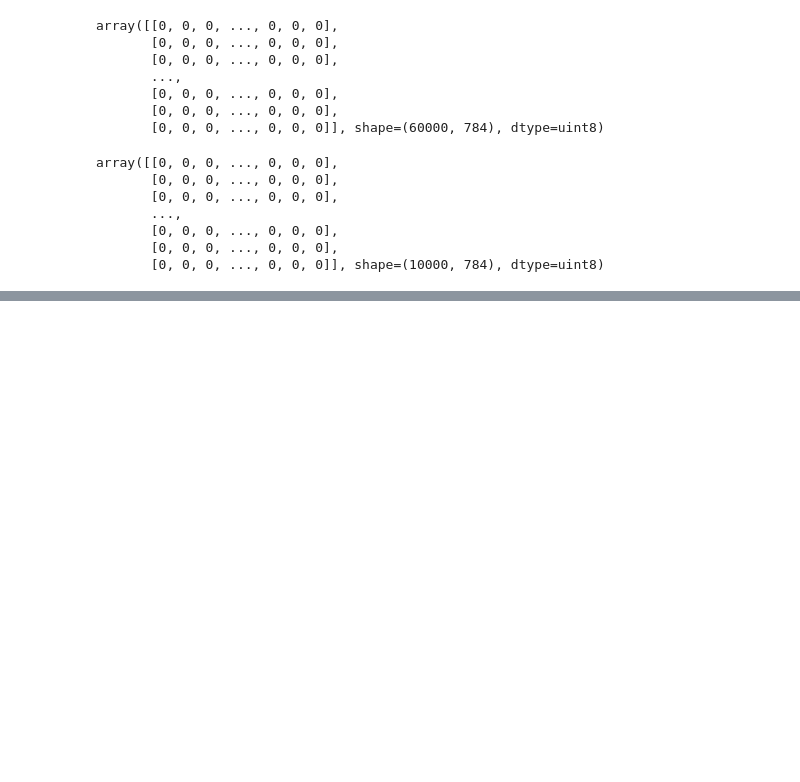
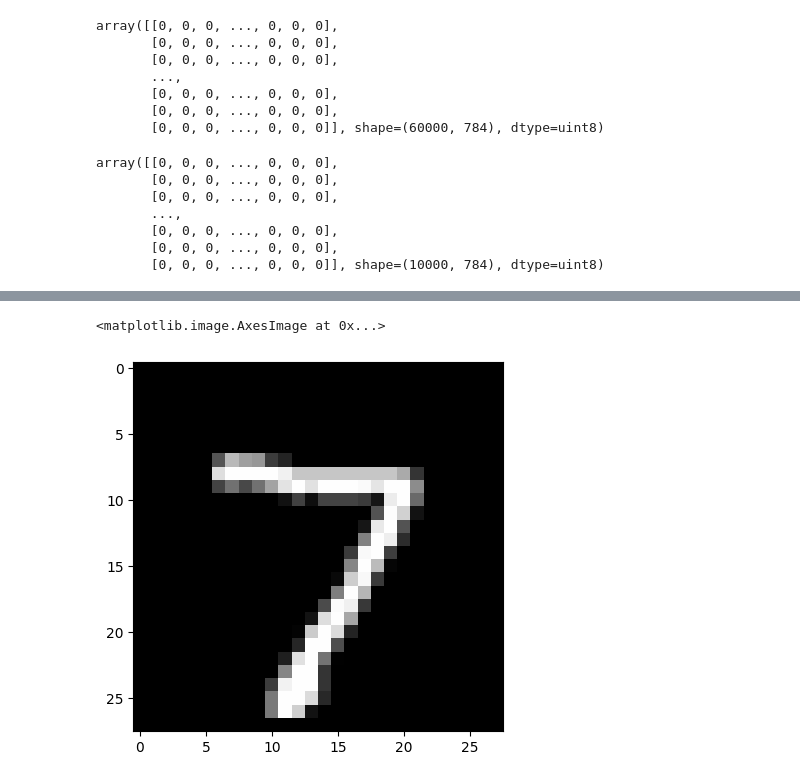
Before and after one commit to cmd-cosmos/ml-algorithms, a Jupyter notebook: Feature-Engineering/neural-net.ipynb, the cells around one changed output, grey strips where cells are left out. Cells and saved outputs as stored; diff of their text form; code cells hidden in the pictures; blank space fills up the shorter version.

```diff
--- a/Feature-Engineering/neural-net.ipynb
+++ b/Feature-Engineering/neural-net.ipynb
@@ -141,0 +203,5 @@ X_test_scaled = X_test / 255
+# %%
+plt.imshow(X_test[0])
+# %% [output]
+<matplotlib.image.AxesImage at 0x...>
+[figure, added]
```
Also changed, not shown: parts of 10 cells of this notebook.
